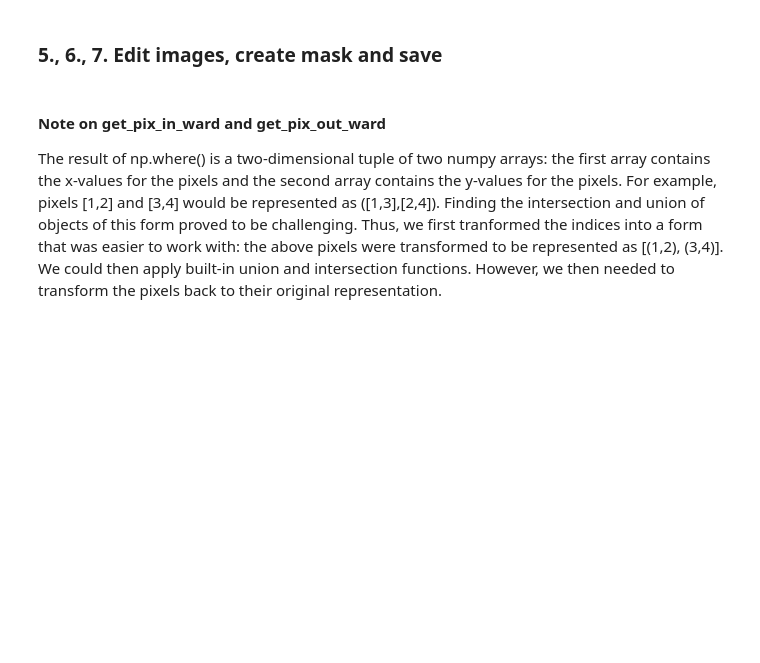
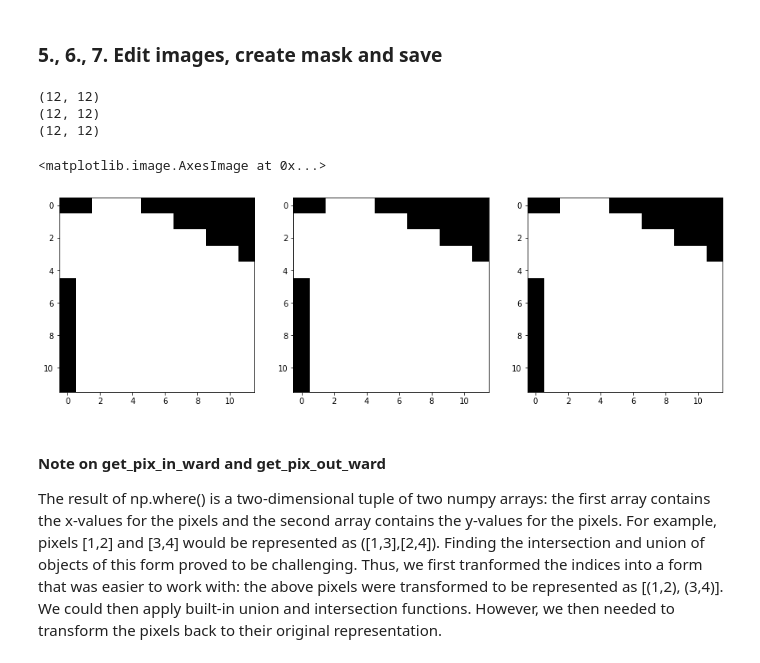
Before and after one commit to rs-anderson/Clustering-Ward-Level-Poverty-Using-Satellite-Imagery, a Jupyter notebook: scripts/feature_extraction/get_images.ipynb, the cells around one changed output. Cells and saved outputs as stored; diff of their text form; code cells hidden in the pictures; blank space fills up the shorter version.

```diff
--- a/scripts/get_images.ipynb
+++ b/scripts/feature_extraction/get_images.ipynb
@@ -258,6 +273,31 @@ def save_edited_img(ward_num, f_no_ward, img, mask):
     # writing the images to directories
     cv2.imwrite(os.path.join(IMAGE_DIR, 'ward_' + str(ward_num), 'edited', f_no_ward), img)
     cv2.imwrite(os.path.join(IMAGE_DIR, 'ward_' + str(ward_num), 'masks', f_no_ward), mask)
+# %%
+plt.figure(figsize=(15, 15))
+
+mask = cv2.resize(mask, (12, 12), interpolation = cv2.INTER_AREA)
+thresh = 130      # more evidence it's in ROI than out
+mask = cv2.threshold(mask, thresh, 255, cv2.THRESH_BINARY)[1]
+print(mask.shape)
+plt.subplot(1, 3, 1) # (8, 8) because in conv0 we have 7x7 filters and total of 64 (see printed shapes)
+plt.imshow(mask, cmap='gray')
+
+mask = cv2.resize(mask, (12, 12), interpolation = cv2.INTER_NEAREST)
+print(mask.shape)
+plt.subplot(1, 3, 2) # (8, 8) because in conv0 we have 7x7 filters and total of 64 (see printed shapes)
+plt.imshow(mask, cmap='gray')
+
+mask = cv2.resize(mask, (12, 12), interpolation = cv2.INTER_LINEAR)
+print(mask.shape)
+plt.subplot(1, 3, 3) # (8, 8) because in conv0 we have 7x7 filters and total of 64 (see printed shapes)
+plt.imshow(mask, cmap='gray')
+# %% [output]
+(12, 12)
+(12, 12)
+(12, 12)
+<matplotlib.image.AxesImage at 0x...>
+[figure, added]
 # %%
 def transform_to_arr(inds):
     x_list, y_list = inds
```
Also changed, not shown: parts of 4 cells of this notebook, 3 other files.
